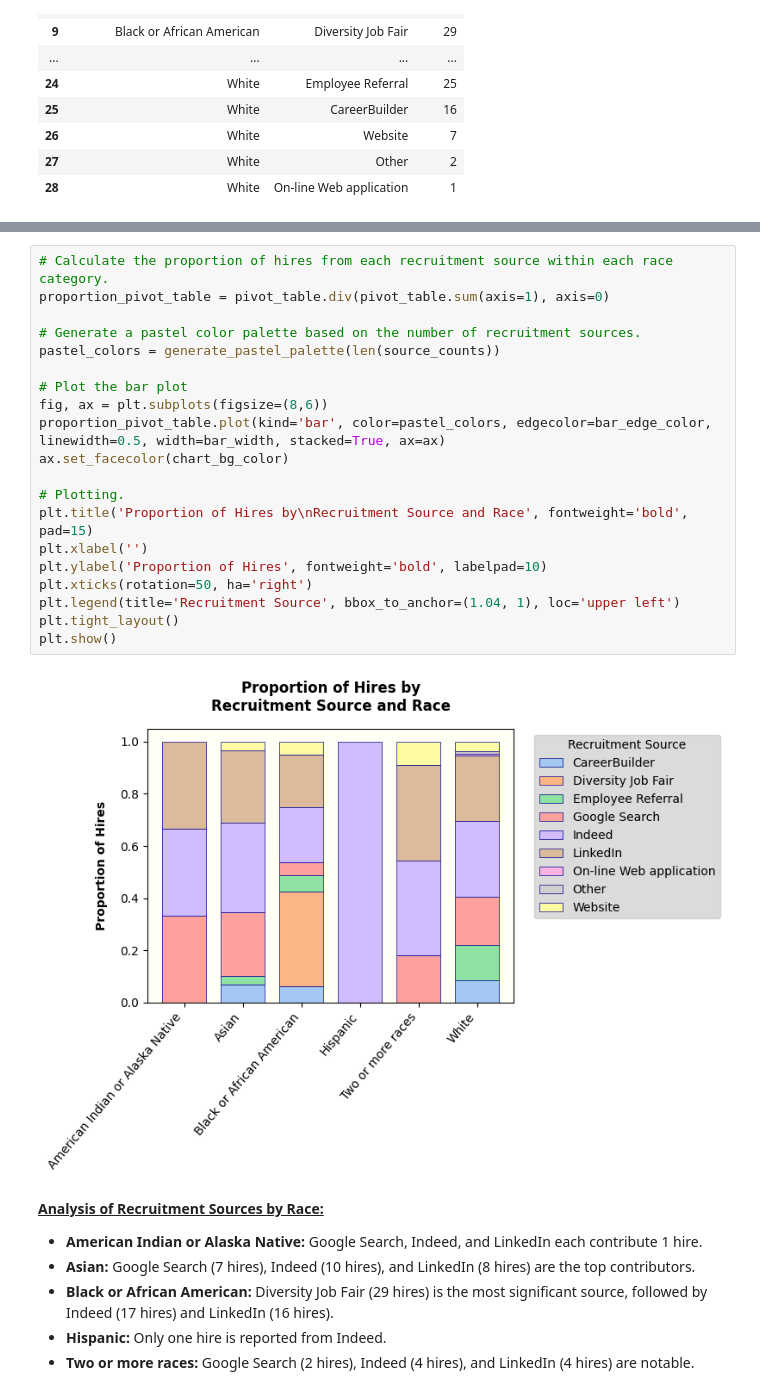
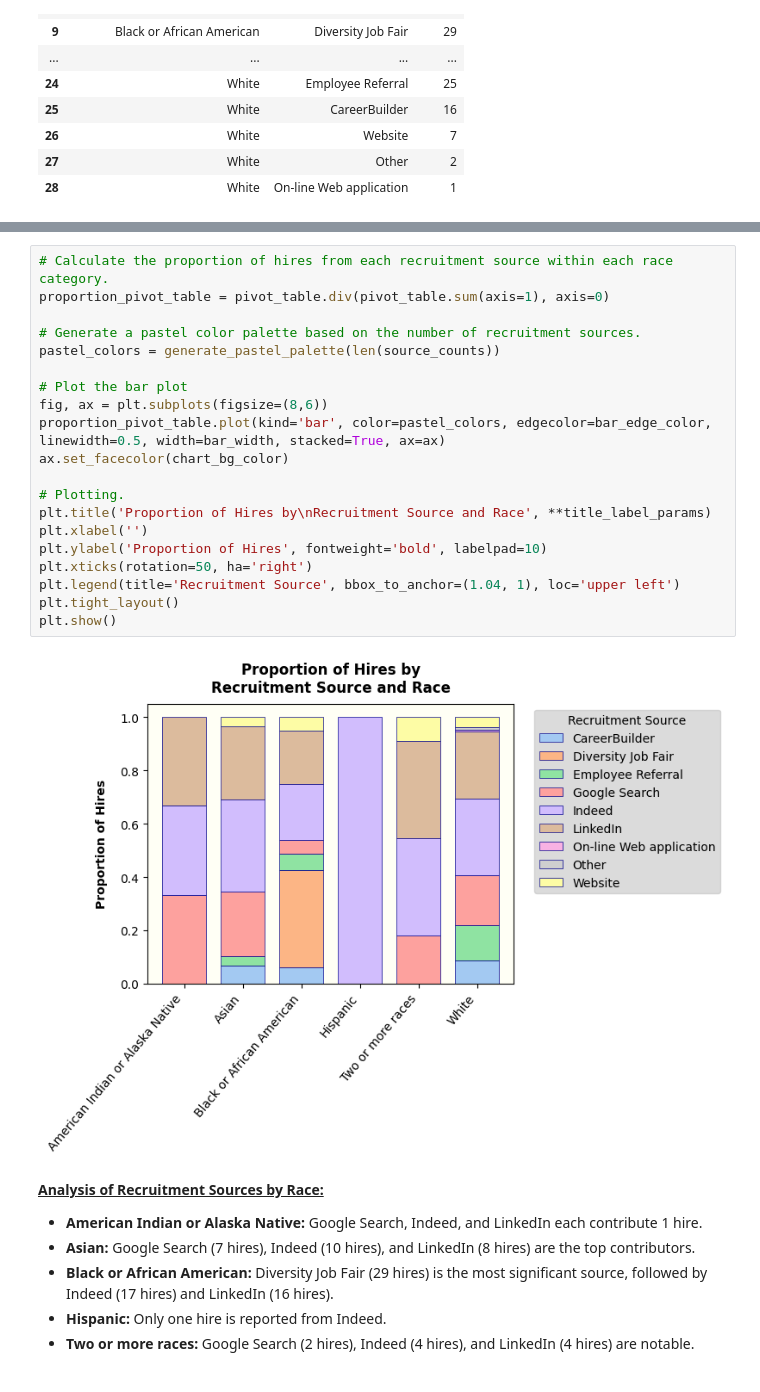
Before and after one commit to DanPkg/HR-Analytics-Insights-Project, a Jupyter notebook: human-resources-dataset-analysis-and-insights.ipynb, the cells around one changed output, grey strips where cells are left out. Cells and saved outputs as stored; diff of their text form.

```diff
--- a/human-resources-dataset-analysis-and-insights.ipynb
+++ b/human-resources-dataset-analysis-and-insights.ipynb
@@ -3156,25 +3153,25 @@ pivot_table
 # %%
 # Calculate the proportion of hires from each recruitment source within each race category.
 proportion_pivot_table = pivot_table.div(pivot_table.sum(axis=1), axis=0)
 
 # Generate a pastel color palette based on the number of recruitment sources.
 pastel_colors = generate_pastel_palette(len(source_counts))
 
 # Plot the bar plot
 fig, ax = plt.subplots(figsize=(8,6))
 proportion_pivot_table.plot(kind='bar', color=pastel_colors, edgecolor=bar_edge_color, linewidth=0.5, width=bar_width, stacked=True, ax=ax)
 ax.set_facecolor(chart_bg_color)
 
 # Plotting.
-plt.title('Proportion of Hires by\nRecruitment Source and Race', fontweight='bold', pad=15)
+plt.title('Proportion of Hires by\nRecruitment Source and Race', **title_label_params)
 plt.xlabel('')
 plt.ylabel('Proportion of Hires', fontweight='bold', labelpad=10)
 plt.xticks(rotation=50, ha='right')
 plt.legend(title='Recruitment Source', bbox_to_anchor=(1.04, 1), loc='upper left')
 plt.tight_layout()
 plt.show()
 # %% [output]
-[figure, old version]
+[figure, new version]
 # %% [markdown]
 <u>**Analysis of Recruitment Sources by Race:**</u>
 
```
Also changed, not shown: parts of 35 cells of this notebook.
